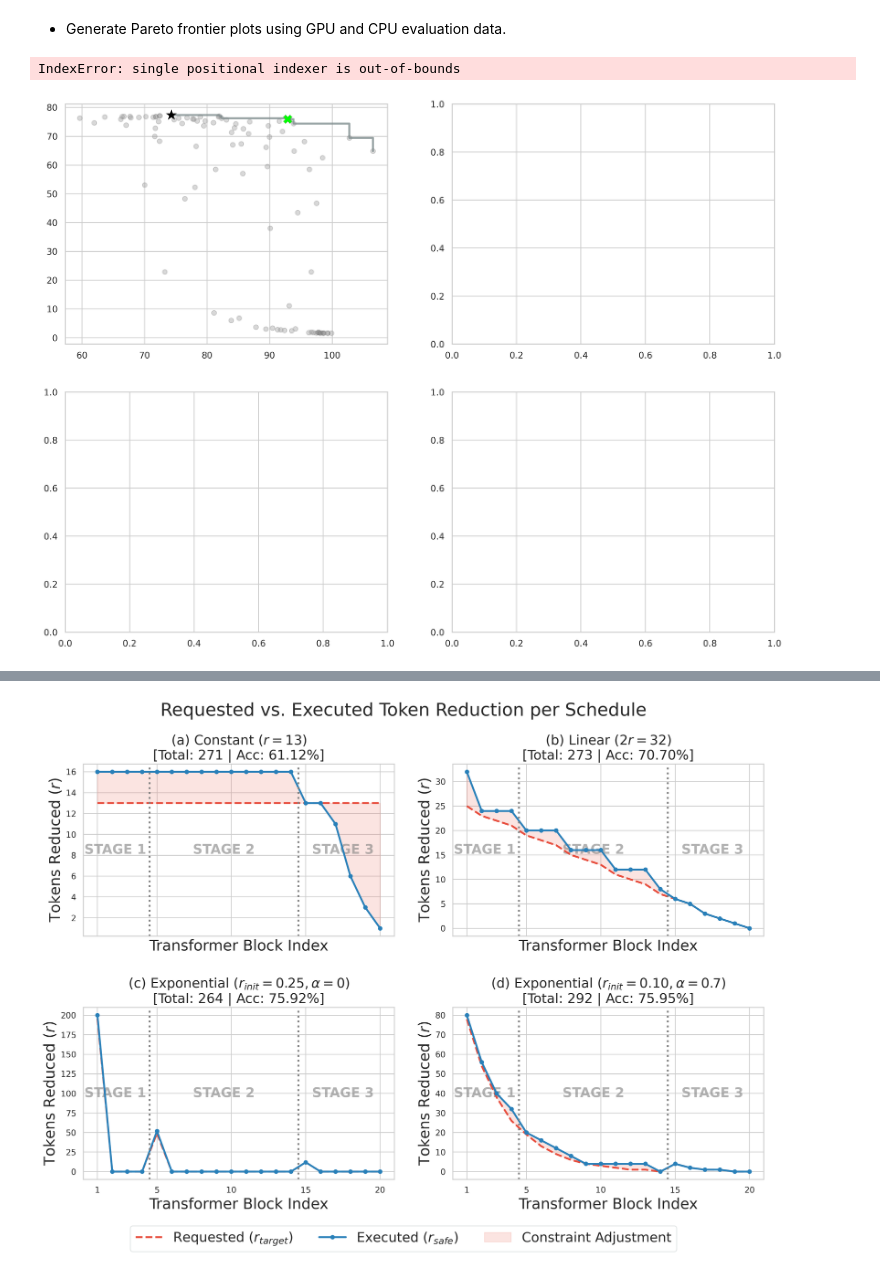
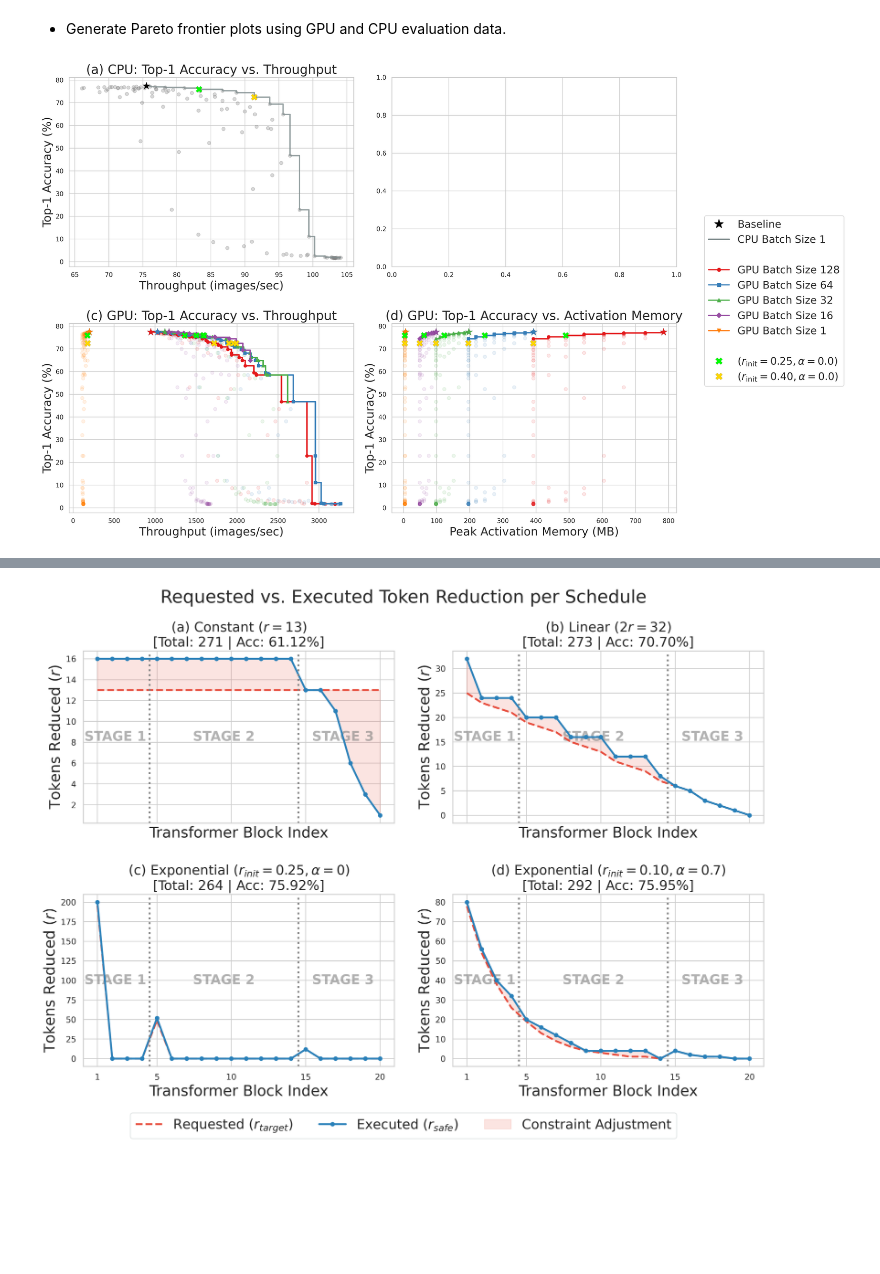
Before and after one commit to junseokm/sret-tome, a Jupyter notebook: plots.ipynb, the cells around one changed output, grey strips where cells are left out. Drawn from its saved outputs; the diff is of its cells as text; code cells hidden in the pictures; blank space fills up the shorter version.

Commit message:
Update plots

```diff
--- a/plots.ipynb
+++ b/plots.ipynb
@@ -102,22 +102,22 @@ ax_cpu_tp.set_xlabel('Throughput (images/sec)')
 ax_cpu_tp.set_ylabel('Top-1 Accuracy (%)')
 
 
-# ! cpu : acc vs pam
+# # ! cpu : acc vs pam
 
-Xs, Ys = merged['activation_ram_MB'].values, merged['accuracy'].values
-pX, pY = get_pareto_frontier(Xs, Ys, maxX=False, maxY=True)
+# Xs, Ys = merged['activation_ram_MB'].values, merged['accuracy'].values
+# pX, pY = get_pareto_frontier(Xs, Ys, maxX=False, maxY=True)
 
-ax_cpu_pam.scatter(Xs, Ys, color='gray', alpha=0.3, zorder=2)
-ax_cpu_pam.step(pX, pY, where='post', color='#7f8c8d', linestyle='-', alpha=0.8, zorder=3)
-ax_cpu_pam.scatter(baseline['activation_ram_MB'].values, baseline['accuracy'].values, color='black', marker='*', s=200, edgecolor='black', linewidths=0.1, zorder=5)
+# ax_cpu_pam.scatter(Xs, Ys, color='gray', alpha=0.3, zorder=2)
+# ax_cpu_pam.step(pX, pY, where='post', color='#7f8c8d', linestyle='-', alpha=0.8, zorder=3)
+# ax_cpu_pam.scatter(baseline['activation_ram_MB'].values, baseline['accuracy'].values, color='black', marker='*', s=200, edgecolor='black', linewidths=0.1, zorder=5)
 
-for t in targets:
-    row = merged[(merged['initial_r_ratio'] == t['r']) & (merged['alpha'] == t['a'])]
-    ax_cpu_pam.plot(row.iloc[0]['activation_ram_MB'], row.iloc[0]['accuracy'], marker=t['marker'], color=t['color'], markersize=11, markeredgecolor='black', markeredgewidth=0.1, zorder=10)
+# for t in targets:
+#     row = merged[(merged['initial_r_ratio'] == t['r']) & (merged['alpha'] == t['a'])]
+#     ax_cpu_pam.plot(row.iloc[0]['activation_ram_MB'], row.iloc[0]['accuracy'], marker=t['marker'], color=t['color'], markersize=11, markeredgecolor='black', markeredgewidth=0.1, zorder=10)
 
-ax_cpu_pam.set_title('(b) CPU: Top-1 Accuracy vs. Activation Memory')
-ax_cpu_pam.set_xlabel('Peak Activation Memory (MB)')
-ax_cpu_pam.set_ylabel('Top-1 Accuracy (%)')
+# ax_cpu_pam.set_title('(b) CPU: Top-1 Accuracy vs. Activation Memory')
+# ax_cpu_pam.set_xlabel('Peak Activation Memory (MB)')
+# ax_cpu_pam.set_ylabel('Top-1 Accuracy (%)')
 
 
 # ! gpu : acc vs tp
@@ -155,33 +155,32 @@ for i, bs in enumerate(batch_sizes):
         row = merged[(merged['initial_r_ratio'] == t['r']) & (merged['alpha'] == t['a'])]
         ax_gpu_pam.plot(row.iloc[0][col_name], row.iloc[0]['accuracy'], marker=t['marker'], color=t['color'], markersize=11, markeredgecolor='black', markeredgewidth=0.1, zorder=10)
 
 ax_gpu_pam.set_title('(d) GPU: Top-1 Accuracy vs. Activation Memory')
 ax_gpu_pam.set_xlabel('Peak Activation Memory (MB)')
 ax_gpu_pam.set_ylabel('Top-1 Accuracy (%)')
 
 
 # ! combine
 legend_elements = [
     Line2D([0], [0], color='w', marker='*', markerfacecolor='black', markeredgecolor='black', markersize=16, label='Baseline'),
     Line2D([0], [0], color='#7f8c8d', linestyle='-', linewidth=2.5, label='CPU Batch Size 1'),
     Line2D([0], [0], color='w', label=''), # spacer
 ]
 
 for i, bs in enumerate(batch_sizes):
     legend_elements.append(Line2D([0], [0], color=colors[i], marker=markers[i], linestyle='-', linewidth=2, label=f'GPU Batch Size {bs}'))
 
 legend_elements.append(Line2D([0], [0], color='w', label='')) # spacer
 
 for t in targets:
     legend_elements.append(Line2D([0], [0], color='w', marker=t['marker'], markerfacecolor=t['color'], markeredgecolor='black', markersize=12, markeredgewidth=0.1, label=t['name']))
 
 fig.legend(handles=legend_elements, loc='center left', bbox_to_anchor=(1.01, 0.5))
 fig.tight_layout()
 plt.subplots_adjust(hspace=0.3)
 fig.savefig('plots/pareto.pdf', bbox_inches='tight')
 plt.show()
 plt.close(fig)
 # %% [output]
-IndexError: single positional indexer is out-of-bounds
-[figure, old version]
+[figure, new version]
 # %%
```
Also changed, not shown: parts of 1 cell of this notebook, 3 other files.
